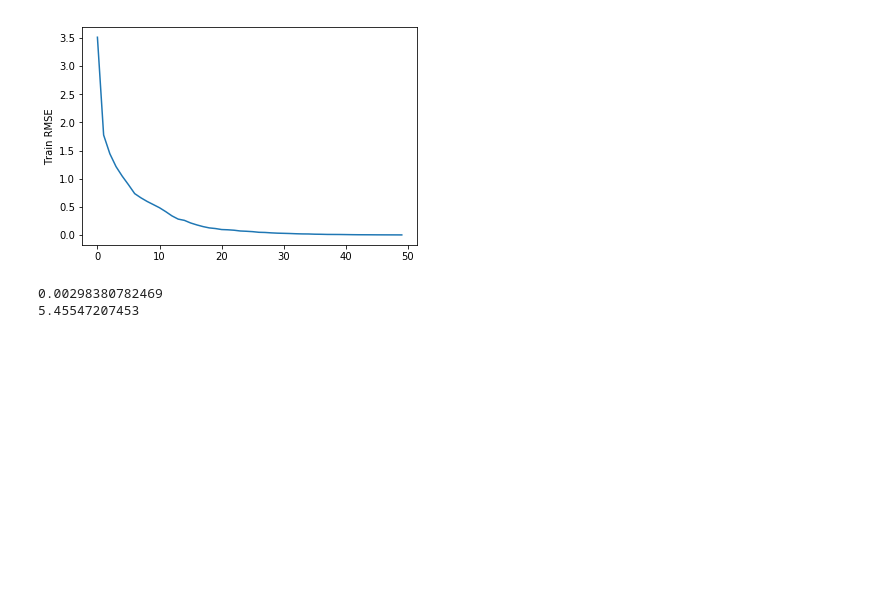
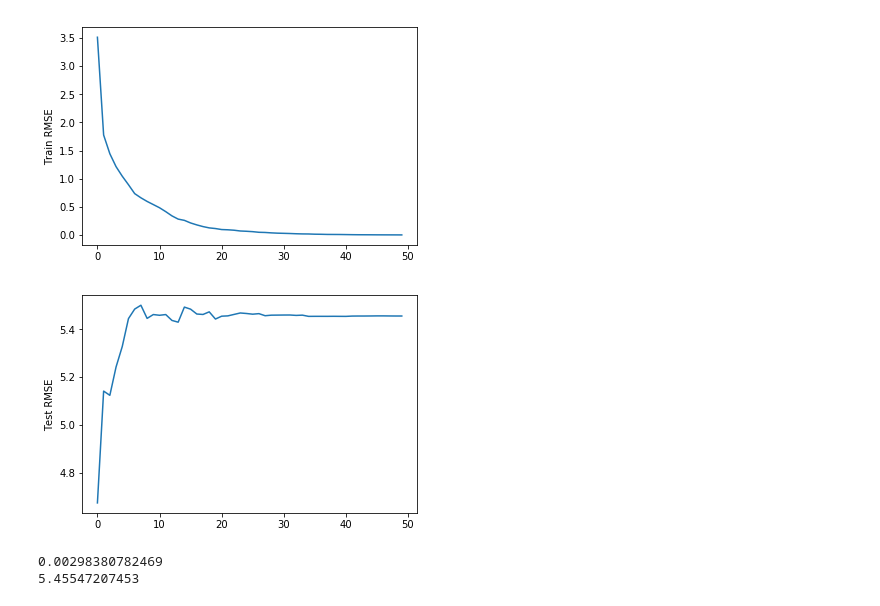
Before and after one commit to kirrlix1994/specialization_yandex_and_mipt, a Jupyter notebook: 2-supervised-learning/assignments/hw_c2_w4_grad_boosting.ipynb, the cells around one changed output. Drawn from its saved outputs; the diff is of its cells as text; code cells hidden in the pictures; blank space fills up the shorter version.

```diff
--- a/2-supervised-learning/assignments/hw_c2_w4_grad_boosting.ipynb
+++ b/2-supervised-learning/assignments/hw_c2_w4_grad_boosting.ipynb
@@ -82,34 +89,27 @@ def gbm_predict(X):
 # %%
-base_algorithms_list = []
-rmse_error = []
 eta = 0.9
 coefficients_list = [eta]*50
-y_tmp = y_tr
-# %%
-base_algorithms_list = []
-rmse_error_tr = []
-rmse_error_ts = []
-y_tmp = y_tr
 # %%
 def grad_boost(X_tr,y_tr,X_ts,y_ts, coefficients_list, verbose=True):
     y_tmp = y_tr
+    rmse_error_tr = []
+    rmse_error_ts = []
+    base_algorithms_list = []
     for i in range(50):
         estimator = DecisionTreeRegressor(max_depth=5, random_state=42)
         estimator.fit(X_tr, y_tmp)
         base_algorithms_list.append(estimator)
-        prediction_tmp_tr = gbm_predict(X_tr)
-       # prediction_tmp_ts = gbm_predict(X_ts)
+        prediction_tmp_tr = gbm_predict(X_tr, base_algorithms_list, coefficients_list)
+        prediction_tmp_ts = gbm_predict(X_ts, base_algorithms_list, coefficients_list)
         y_tmp =  y_tr - prediction_tmp_tr
         rmse_error_step_tr = mean_squared_error(y_tr, prediction_tmp_tr)**0.5
-        #rmse_error_step_ts = mean_squared_error(y_ts, prediction_tmp_ts)**0.5
+        rmse_error_step_ts = mean_squared_error(y_ts, prediction_tmp_ts)**0.5
         rmse_error_tr.append(rmse_error_step_tr)
-        #rmse_error_ts.append(rmse_error_step_ts)
+        rmse_error_ts.append(rmse_error_step_ts)
         if(verbose):
-            print    rmse_error_step_tr
-            #rmse_error_step_ts
-    return base_algorithms_list,  rmse_error_tr
-#rmse_error_ts
+            print    rmse_error_step_tr, rmse_error_step_ts
+    return base_algorithms_list,  rmse_error_tr, rmse_error_ts
 # %%
-base_algorithms_list1, rmse_error_tr1 = grad_boost(X_tr = X_tr,y_tr = y_tr,X_ts = X_ts,y_ts=y_ts,
-                                                    coefficients_list = [eta]*50, verbose=True)
+base_algorithms_list1, rmse_error_tr1, rmse_error_ts1 = grad_boost(X_tr = X_tr,y_tr = y_tr,X_ts = X_ts,y_ts=y_ts,
+                                                                   coefficients_list = coefficients_list, verbose=True)
 # %% [output]
@@ -166,5 +137,12 @@ plt.ylabel('Train RMSE')
 plt.show()
 # %% [output]
 [figure]
+# %%
+iter_ = range(50)
+plt.plot(rmse_error_ts1)
+plt.ylabel('Test RMSE')
+plt.show()
+# %% [output]
+[figure, added]
 # %%
 # FINAL TEST ERROR:
```
Also changed, not shown: parts of 19 cells of this notebook, 5 other files.
